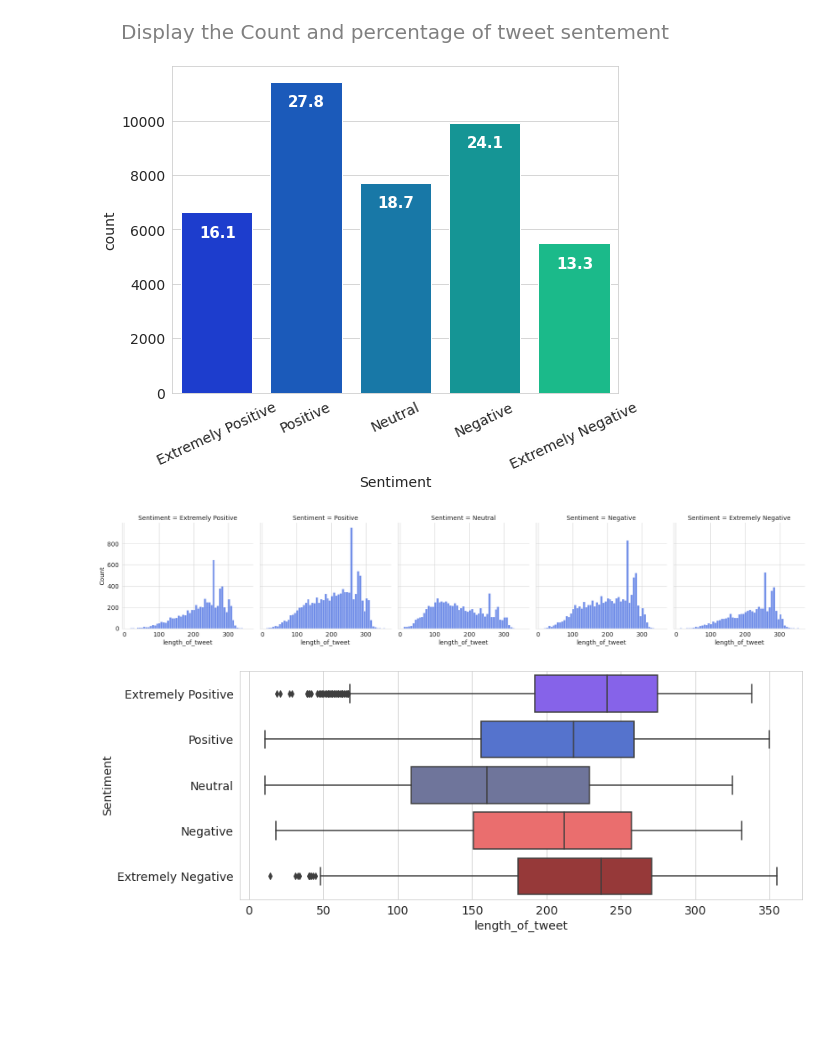
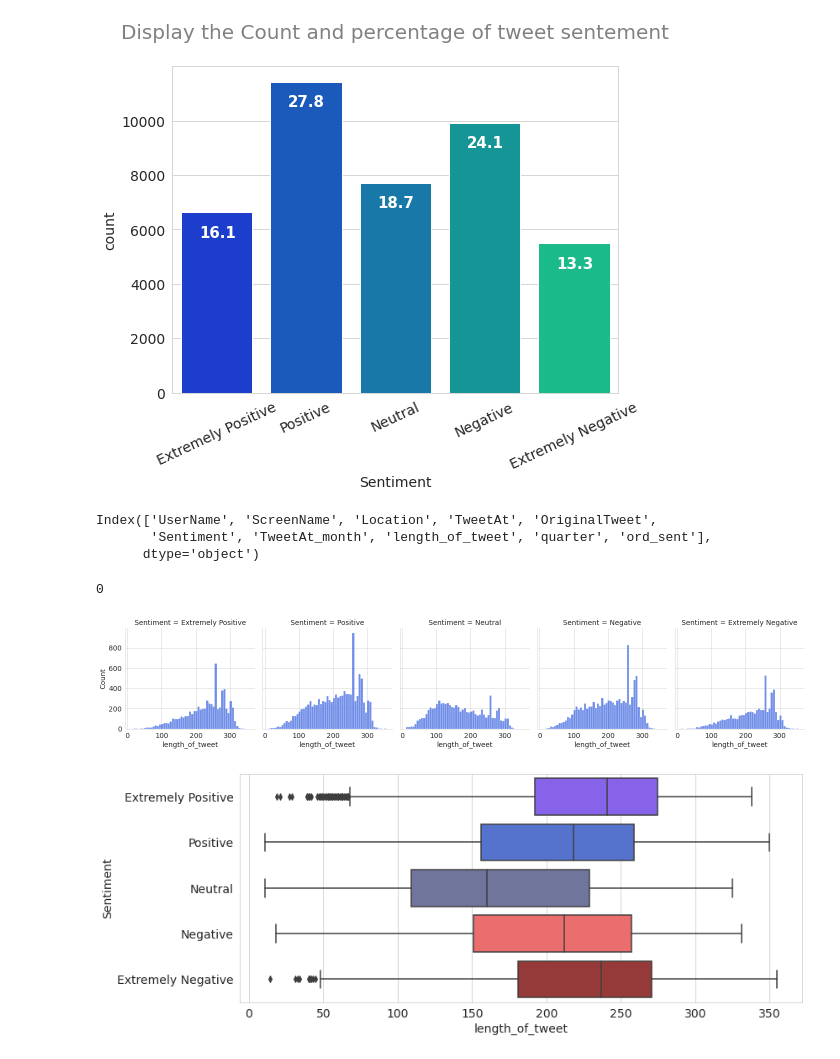
Before and after one commit to Gaurav2912/Coronavirus-Tweet-Sentiment-Analysis, a Jupyter notebook: Coronavirus_Tweet_Sentiment_Analysis_Capstone_Project.ipynb, the cells around one changed output. Cells and saved outputs as stored; diff of their text form; code cells hidden in the pictures; blank space fills up the shorter version.

```diff
--- a/Coronavirus_Tweet_Sentiment_Analysis_Capstone_Project.ipynb
+++ b/Coronavirus_Tweet_Sentiment_Analysis_Capstone_Project.ipynb
@@ -123,4 +131,16 @@ Index(['UserName', 'ScreenName', 'Location', 'TweetAt', 'OriginalTweet',
       dtype='object')
+# %%
+def add_quater(month_num):
+  ''' '''
+  if month_num <  4:
+    return 'Q1'
+  elif month_num < 7:
+    return 'Q2'
+  elif month_num < 10:
+    return 'Q3'
+  return 'Q4'
+# %%
+tweet_df['quarter'] =  tweet_df.apply(lambda x : add_quater(x['TweetAt_month']), axis= 1)
 # %%
 tweet_df.info()
 # %% [output]
@@ -189,8 +203,6 @@ UserName           41157
 ScreenName         41157
 OriginalTweet      41157
 dtype: int64
-# %%
-tweet_df.drop('TweetAt_year', axis= 1, inplace= True)
 # %%
 tweet_df.describe().T
 # %% [output]
@@ -264,10 +274,20 @@ plt.title('Display the Count and percentage of tweet sentement\n', size=20, colo
 plt.xticks(rotation=25);
 # %% [output]
 [figure]
+# %%
+tweet_df.columns
+# %% [output]
+Index(['UserName', 'ScreenName', 'Location', 'TweetAt', 'OriginalTweet',
+       'Sentiment', 'TweetAt_month', 'length_of_tweet', 'quarter', 'ord_sent'],
+      dtype='object')
+# %%
+tweet_df['OriginalTweet'].str.isspace().sum()
+# %% [output]
+0
 # %%
-sns.displot(data= tweet_df, x= 'length_of_tweet', col= 'Sentiment', col_order= labels, height= 4.5);
+sns.displot(data= tweet_df, x= 'length_of_tweet', col= 'Sentiment', col_order= labels, height= 4);
 # %% [output]
-[figure, old version]
+[figure, new version]
 # %%
 plt.figure(figsize= (12,5))
 palette= ['#7C4DFF','#4169E1', '#676FA3', '#FF5959', '#A52A2A']
```
Also changed, not shown: parts of 39 cells of this notebook.
